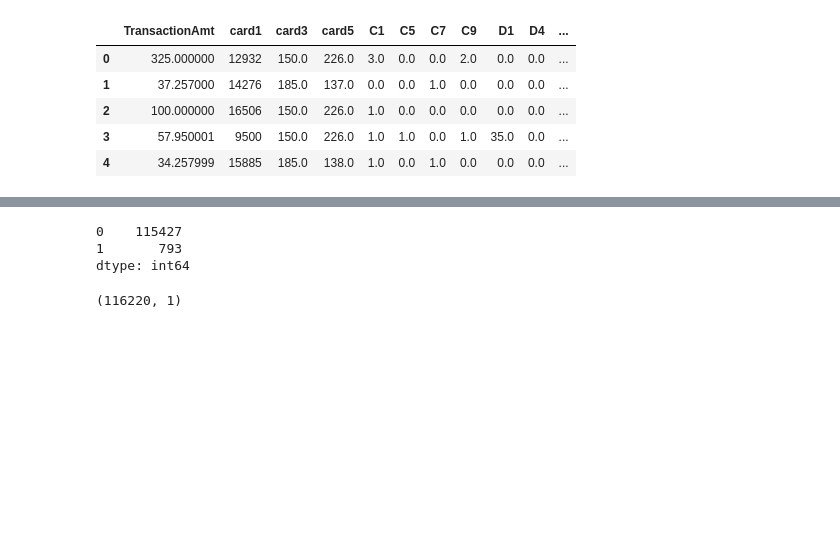
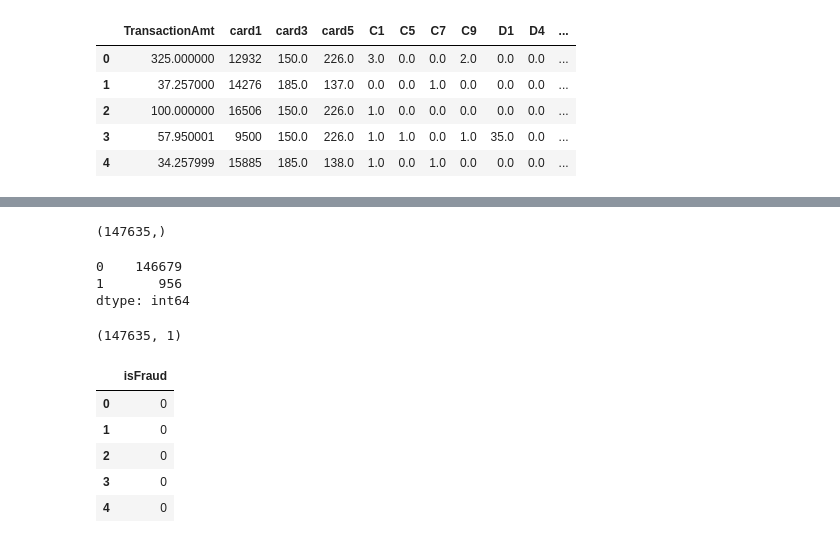
Before and after one commit to dishangPatel/ITS_FRAUD_ML_FALL_TERM_2022_PROJECT, a Jupyter notebook: logistic-regression.ipynb, the cells around one changed output, grey strips where cells are left out. Saved outputs shown, nothing was run; the diff lists cells and outputs as text; code cells hidden in the pictures; blank space fills up the shorter version.

```diff
--- a/logistic-regression.ipynb
+++ b/logistic-regression.ipynb
@@ -130,7 +130,7 @@ print(auc)
 # %% [output]
 0.832995196404337
 # %%
-test=pd.read_csv('../input/test123/preprocessedTest (1).csv')
+test=pd.read_csv('../input/testdata/preprocessedTest (2).csv')
 changeDType(test,False)
 test.info()
 # %% [output]
@@ -153,15 +161,30 @@ test=(test-test.mean())/(test.std())
 # %%
-y_pred = model.predict(xtest)
+y_pred = model.predict(test)
 result=pd.DataFrame(y_pred)
+# %%
+y_pred.shape
+# %% [output]
+(147635,)
 # %%
 result.value_counts()
 # %% [output]
-0    115427
-1       793
+0    146679
+1       956
 dtype: int64
 # %%
 result.shape
 # %% [output]
-(116220, 1)
+(147635, 1)
+# %%
+result.columns = ['isFraud']
+# %%
+result.head()
+# %% [output]
+|  | isFraud |
+| 0 | 0 |
+| 1 | 0 |
+| 2 | 0 |
+| 3 | 0 |
+| 4 | 0 |
 # %%
 result.to_csv('./finalprediction.csv')
```
Also changed, not shown: parts of 3 cells of this notebook.
